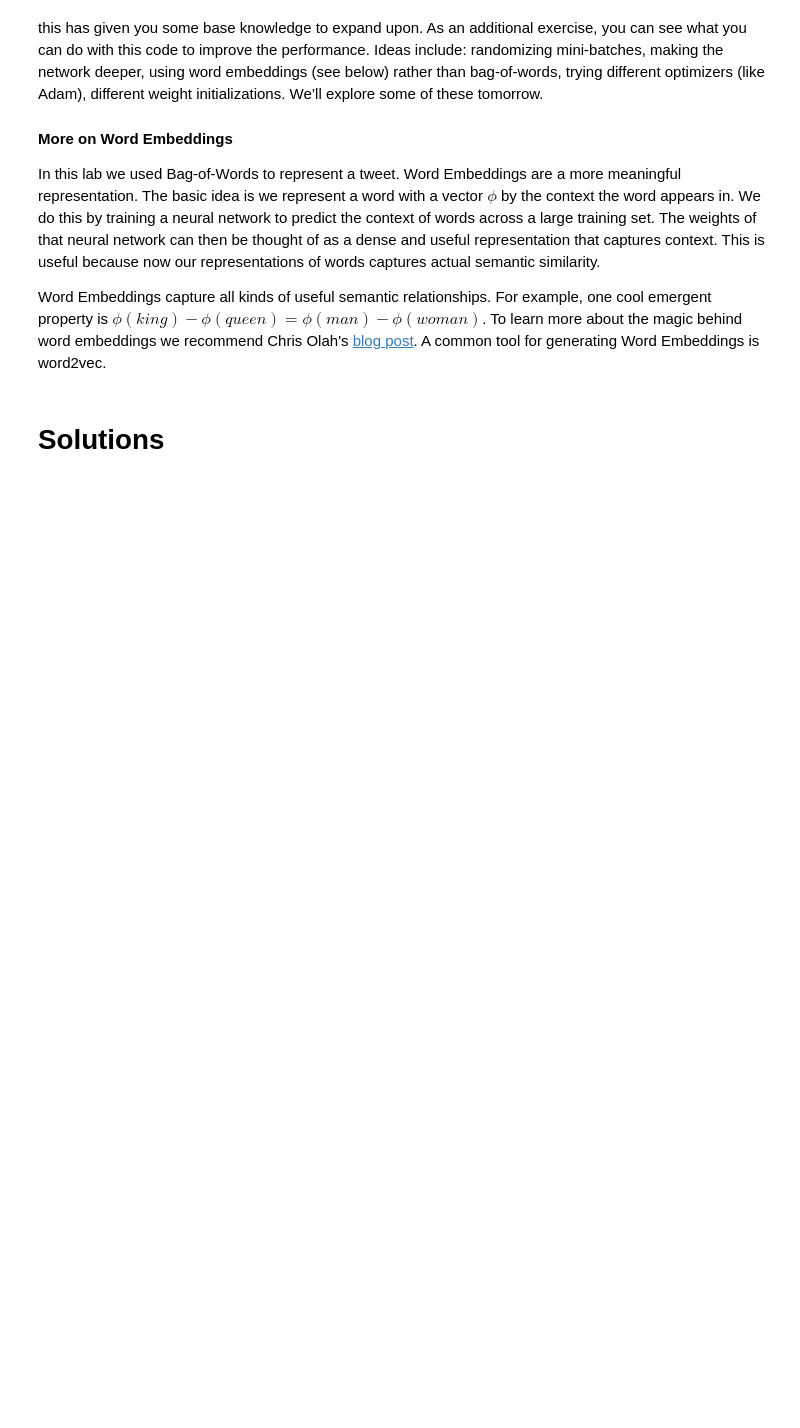
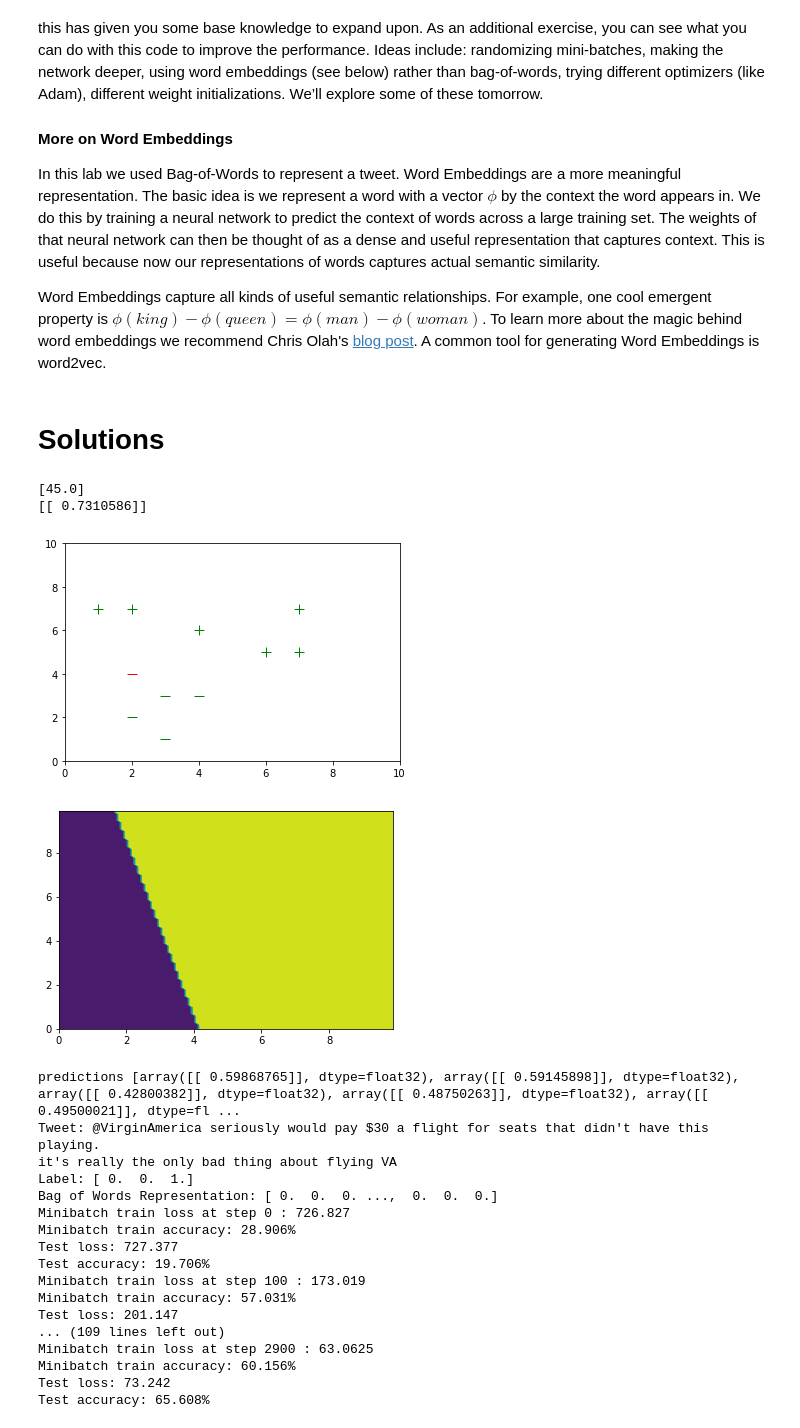
Before and after one commit to yala/introdeeplearning, a Jupyter notebook: 6.S191-Lab1.ipynb, the cells around one changed output. Drawn from its saved outputs; the diff is of its cells as text; code cells hidden in the pictures; blank space fills up the shorter version.

```diff
--- a/6.S191-Lab1.ipynb
+++ b/6.S191-Lab1.ipynb
@@ -231,7 +231,7 @@ with tf.Session() as session:
     # this operation initializes all the variables we made earlier.
     tf.global_variables_initializer().run()
 
-    for step in xrange(num_steps):
+    for step in range(num_steps):
         # Generate a minibatch.
         offset = (step * batch_size) % (X_train.shape[0] - batch_size)
         batch_data = X_train[offset:(offset + batch_size), :]
@@ -404,31 +404,53 @@ accuracy = tf.reduce_mean(tf.cast(prediction_is_correct, tf.float32))
 num_steps = 3000
 batch_size = 128
 
 with tf.Session() as session:
 
     # this operation initializes all the variables we made earlier.
     tf.global_variables_initializer().run()
 
-    for step in xrange(num_steps):
+    for step in range(num_steps):
         # Generate a minibatch.
         offset = (step * batch_size) % (X_train.shape[0] - batch_size)
         batch_data = X_train[offset:(offset + batch_size), :]
         batch_labels = y_train[offset:(offset + batch_size), :]
 
         # Create a dictionary to pass in the batch data.
         feed_dict_train = {data_placeholder: batch_data, labels_placeholder : batch_labels}
 
         # Run the optimizer, the loss, the predictions.
         # We can run multiple things at once and get their outputs.
         _, loss_value_train, predictions_value_train, accuracy_value_train = session.run(
           [optimizer, loss, prediction, accuracy], feed_dict=feed_dict_train)
 
         # Print stuff every once in a while.
         if (step % 100 == 0):
             print("Minibatch train loss at step", step, ":", loss_value_train)
             print("Minibatch train accuracy: %.3f%%" % (accuracy_value_train*100))
             feed_dict_test = {data_placeholder: X_test, labels_placeholder: y_test}
             loss_value_test, predictions_value_test, accuracy_value_test = session.run(
                 [loss, prediction, accuracy], feed_dict=feed_dict_test)
             print("Test loss: %.3f" % loss_value_test)
             print("Test accuracy: %.3f%%" % (accuracy_value_test*100))
+# %% [output]
+[45.0]
+[[ 0.7310586]]
+[figure, added]
+[figure, added]
+predictions [array([[ 0.59868765]], dtype=float32), array([[ 0.59145898]], dtype=float32), array([[ 0.42800382]], dtype=float32), array([[ 0.48750263]], dtype=float32), array([[ 0.49500021]], dtype=fl ...
+Tweet: @VirginAmerica seriously would pay $30 a flight for seats that didn't have this playing.
+it's really the only bad thing about flying VA
+Label: [ 0.  0.  1.]
+Bag of Words Representation: [ 0.  0.  0. ...,  0.  0.  0.]
+Minibatch train loss at step 0 : 726.827
+Minibatch train accuracy: 28.906%
+Test loss: 727.377
+Test accuracy: 19.706%
+Minibatch train loss at step 100 : 173.019
+Minibatch train accuracy: 57.031%
+Test loss: 201.147
+... (109 lines left out)
+Minibatch train loss at step 2900 : 63.0625
+Minibatch train accuracy: 60.156%
+Test loss: 73.242
+Test accuracy: 65.608%
```
